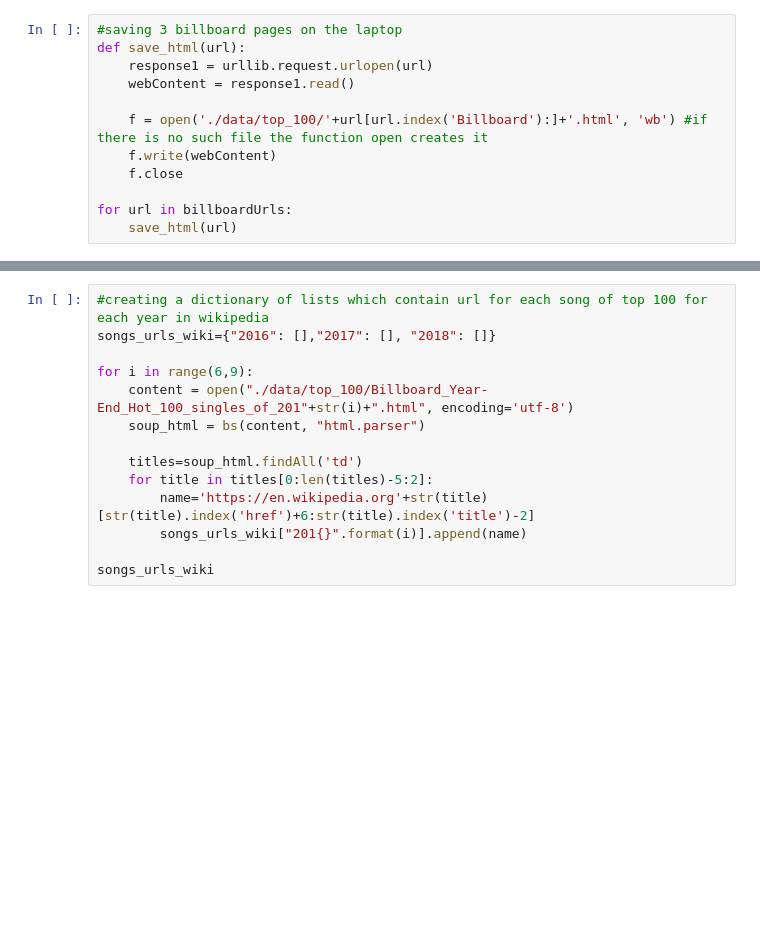
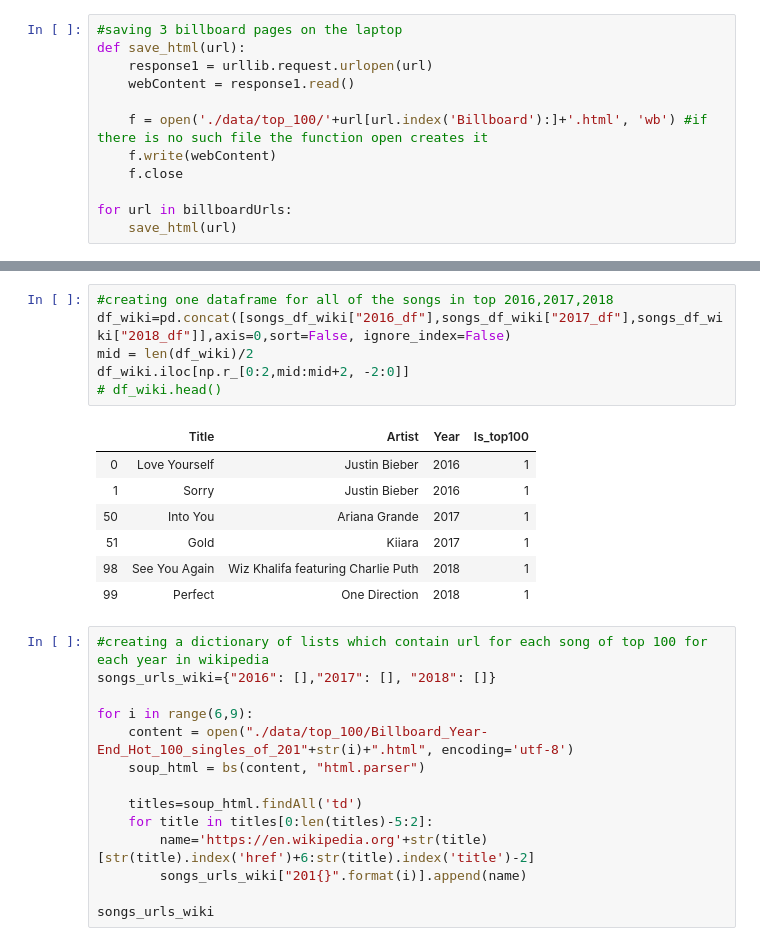
Before and after one commit to makaralis/Music-Project, a Jupyter notebook: FinalProject/SaveHtmlPages3.ipynb, the cells around one changed output, grey strips where cells are left out. Saved outputs shown, nothing was run; the diff lists cells and outputs as text; blank space fills up the shorter version.

```diff
--- a/FinalProject/SaveHtmlPages3.ipynb
+++ b/FinalProject/SaveHtmlPages3.ipynb
@@ -87,3 +91,17 @@ songs_df["2016_df"].head()
+# %%
+#creating one dataframe for all of the songs in top 2016,2017,2018
+df_wiki=pd.concat([songs_df_wiki["2016_df"],songs_df_wiki["2017_df"],songs_df_wiki["2018_df"]],axis=0,sort=False, ignore_index=False)
+mid = len(df_wiki)/2
+df_wiki.iloc[np.r_[0:2,mid:mid+2, -2:0]]
+# df_wiki.head()
+# %% [output]
+|  | Title | Artist | Year | Is_top100 |
+| 0 | Love Yourself | Justin Bieber | 2016 | 1 |
+| 1 | Sorry | Justin Bieber | 2016 | 1 |
+| 50 | Into You | Ariana Grande | 2017 | 1 |
+| 51 | Gold | Kiiara | 2017 | 1 |
+| 98 | See You Again | Wiz Khalifa featuring Charlie Puth | 2018 | 1 |
+| 99 | Perfect | One Direction | 2018 | 1 |
 # %%
 #creating a dictionary of lists which contain url for each song of top 100 for each year in wikipedia
 songs_urls_wiki={"2016": [],"2017": [], "2018": []}
```
Also changed, not shown: parts of 21 cells of this notebook.
